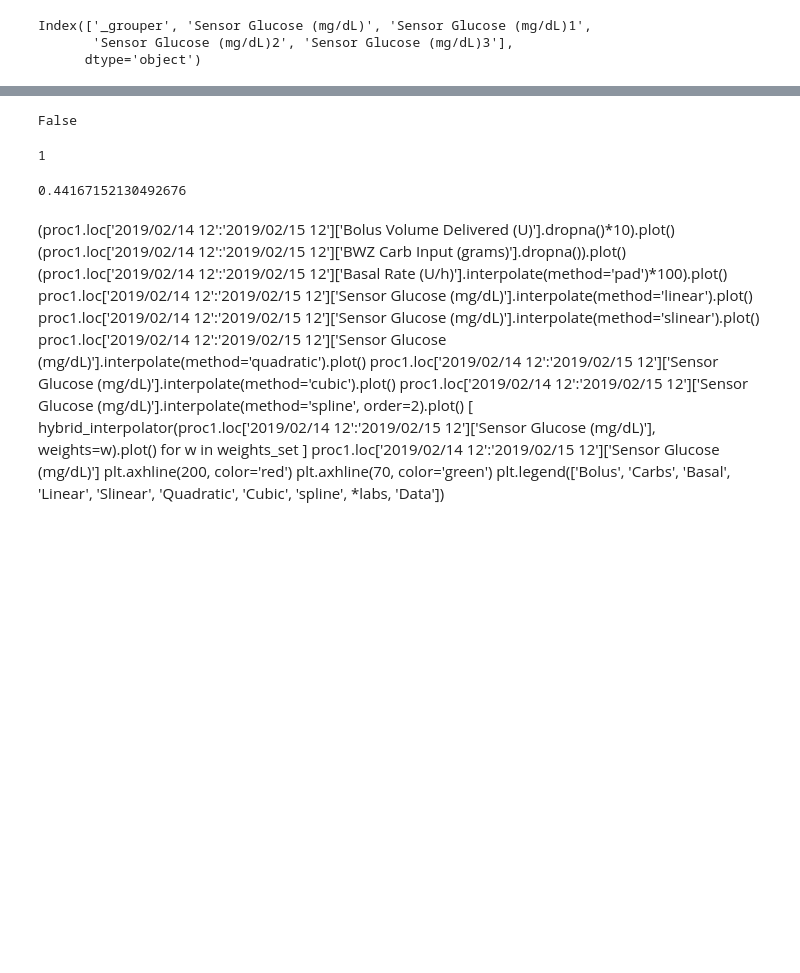
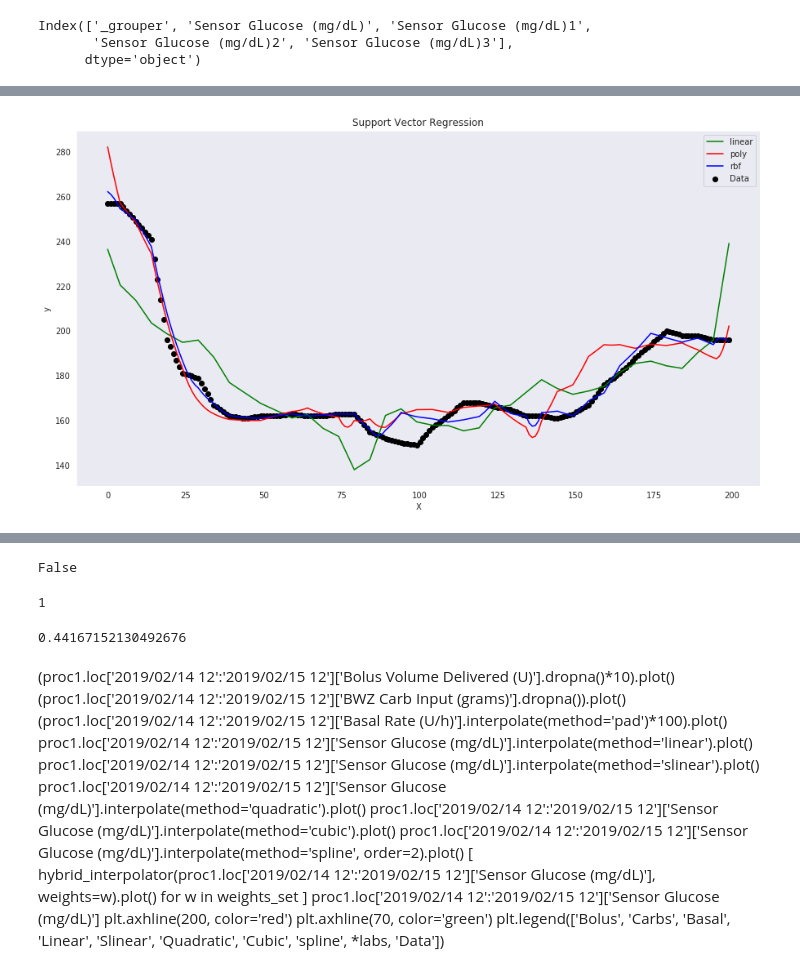
Before and after one commit to gmagannaDevelop/DiabManager, a Jupyter notebook: parse_carelink.ipynb, the cells around one changed output, grey strips where cells are left out. Drawn from its saved outputs; the diff is of its cells as text; code cells hidden in the pictures; blank space fills up the shorter version.

```diff
--- a/parse_carelink.ipynb
+++ b/parse_carelink.ipynb
@@ -781,5 +782,6 @@ Index(['_grouper', 'Sensor Glucose (mg/dL)', 'Sensor Glucose (mg/dL)1',
        'Sensor Glucose (mg/dL)2', 'Sensor Glucose (mg/dL)3'],
       dtype='object')
 # %%
-X = data.loc[:, 'Sensor Glucose (mg/dL)':'Sensor Glucose (mg/dL)2'].values
-X
+X = data.loc[1:200:, 'Sensor Glucose (mg/dL)':'Sensor Glucose (mg/dL)2'].values
+y = data.loc[1:200, 'Sensor Glucose (mg/dL)3'].values
+#X, y
@@ -794,3 +787,0 @@ array([[241. , 325. , 268. ],
-# %%
-y = data['Sensor Glucose (mg/dL)3'].values
-y
@@ -803,2 +801,6 @@ R.set_training_data(X, y)
 # %%
 R.fit()
+# %%
+R.training_plot()
+# %% [output]
+[figure, added]
```
Also changed, not shown: parts of 46 cells of this notebook, 1 other file.
